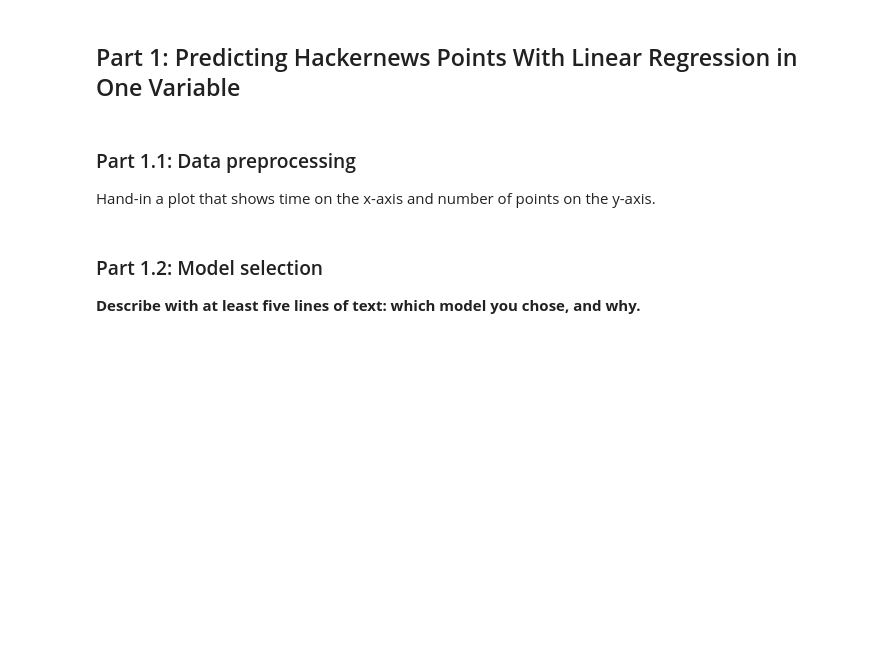
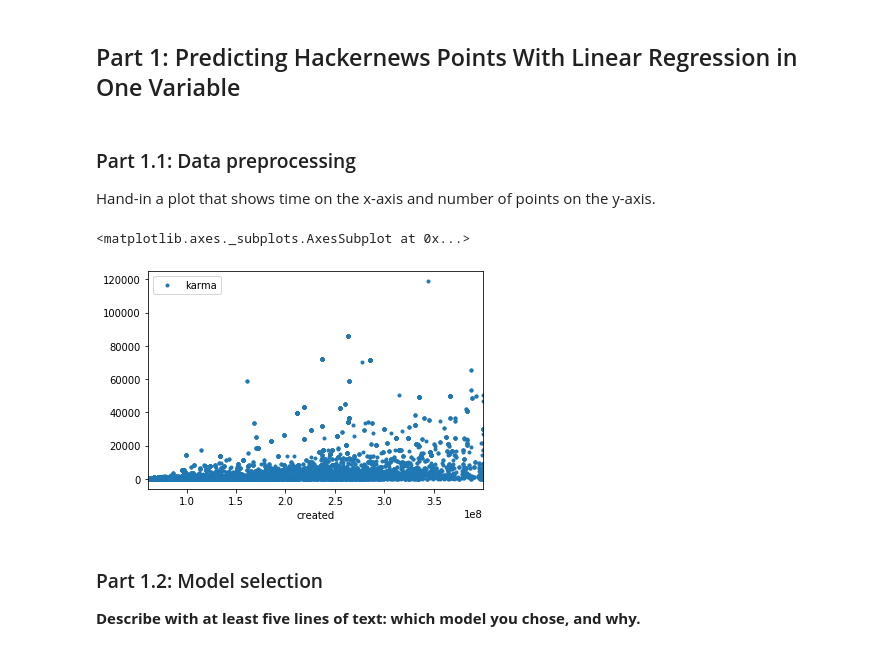
Before and after one commit to Business-Intelligence-Dangerous-Memory/Assignment_6, a Jupyter notebook: Assignment 6 - Basic Machine Learning.ipynb, the cells around one changed output. Saved outputs shown, nothing was run; the diff lists cells and outputs as text; code cells hidden in the pictures; blank space fills up the shorter version.

```diff
--- a/Assignment 6 - Basic Machine Learning.ipynb
+++ b/Assignment 6 - Basic Machine Learning.ipynb
@@ -13,12 +13,18 @@ Hand-in a plot that shows time on the x-axis and number of points on the y-axis.
 # %%
 import pandas as pd
 users_df = pd.read_json ("users.json") # ['about', 'created', 'error', 'id', 'karma', 'submitted']
 
 users_df_plot = users_df.copy()
 
-users_df_plot['created'] = pd.to_datetime(users_df_plot['created'], unit='s') # converting from epoch(seconds since) to datetime
+#users_df_plot['created'] = pd.to_datetime(users_df_plot['created'], unit='s') # converting from epoch(seconds since) to datetime
 
-ax1 = users_df_plot.plot(x='created', y='karma', style=".", figsize=(10,10))
+users_df_plot['created'] = pd.datetime.now().timestamp() - users_df_plot['created']
+
+ax1 = users_df_plot.plot(x='created', y='karma', style=".")
+ax1
+# %% [output]
+<matplotlib.axes._subplots.AxesSubplot at 0x...>
+[figure, added]
 # %% [markdown]
 ### Part 1.2: Model selection
 **Describe with at least five lines of text: which model you chose, and why.**
```
Also changed, not shown: parts of 1 cell of this notebook.
